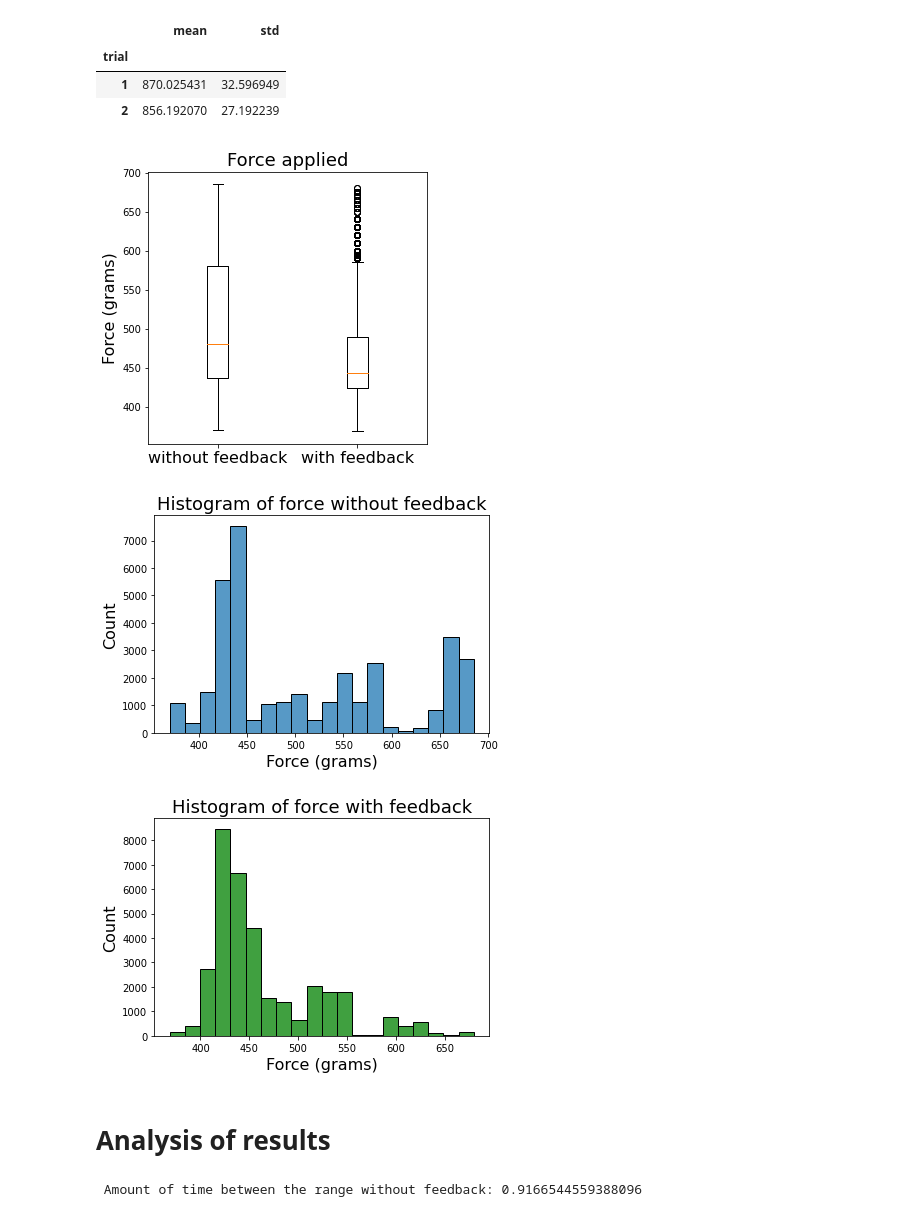
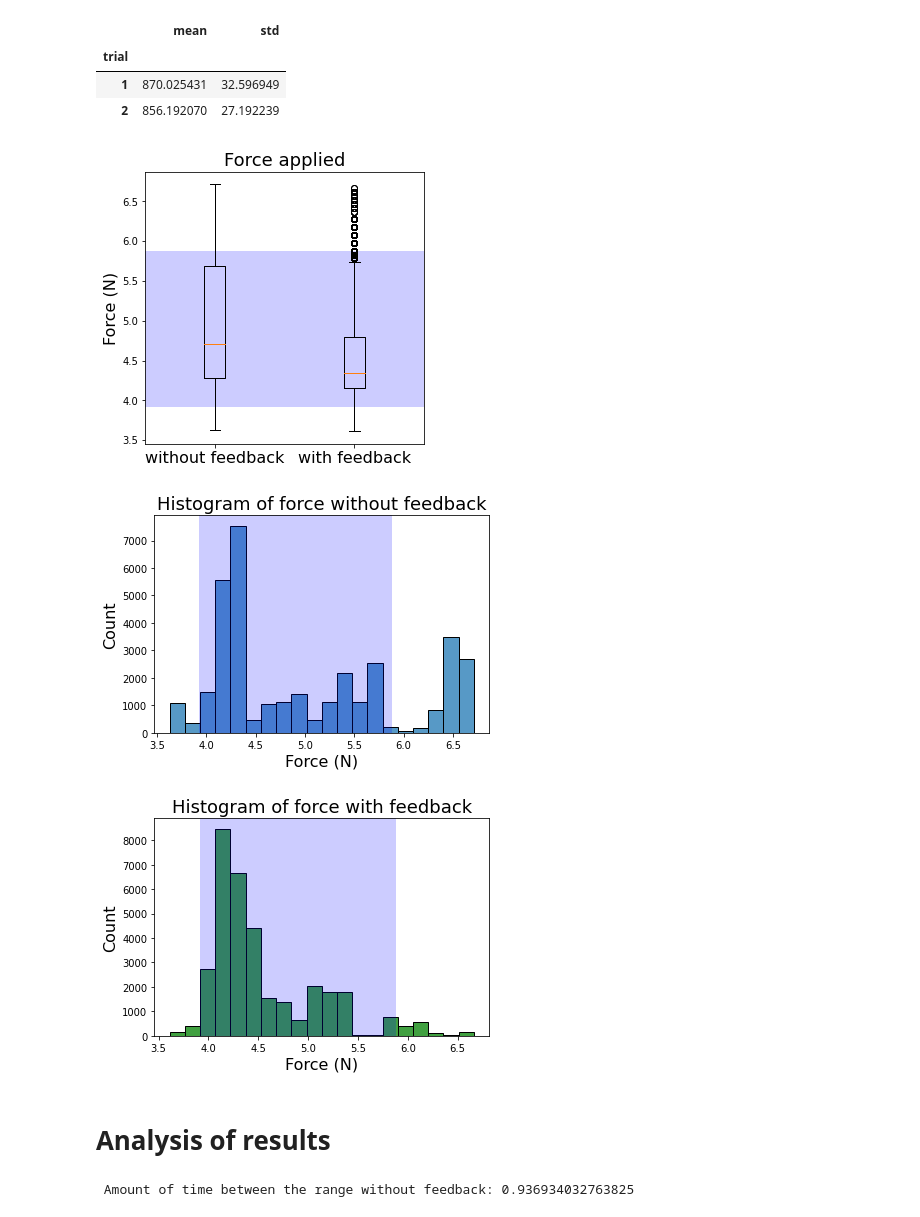
Before and after one commit to Jenirethvanessa/robotic_end-effector, a Jupyter notebook: Task2_experimental_results.ipynb, the cells around one changed output. Cells and saved outputs as stored; diff of their text form; code cells hidden in the pictures.

Commit message:
force from grams to newtons

```diff
--- a/Task2_experimental_results.ipynb
+++ b/Task2_experimental_results.ipynb
@@ -13,6 +13,7 @@ def get_force (yvalues):
     x = weights
     y = normalized_value
     xinterp = np.interp(yvalues, y, x)
+    xinterp = (xinterp/1000)*9.8
 
     return xinterp
 # %%
@@ -119,44 +120,47 @@ data2["force"] = get_force(data2["force"])
 # %%
 #Box plot
 without_feedback = data2.loc[data2["trial"] == 1, "force"]
 with_feedback = data2.loc[data2["trial"] == 2, "force"]
 
 plt.figure(figsize=(5, 5))
 plt.boxplot([without_feedback, with_feedback], labels=['without feedback', 'with feedback'])
 
 plt.title('Force applied', fontsize="18")
-plt.ylabel('Force (grams)', fontsize="16")
+plt.ylabel('Force (N)', fontsize="16")
 plt.xticks(fontsize=16)
+plt.axhspan(3.92, 5.88, facecolor='blue', alpha=0.2)
 plt.show()
 # %% [output]
-[figure, old version]
+[figure, new version]
 # %%
 #Histogram without feedback
 sns.histplot(without_feedback, bins=20)
 plt.title('Histogram of force without feedback', fontsize="18")
-plt.xlabel('Force (grams)', fontsize="16")
+plt.xlabel('Force (N)', fontsize="16")
 plt.ylabel('Count', fontsize="16")
+plt.axvspan(3.92, 5.88, facecolor='blue', alpha=0.2)
 plt.show()
 # %% [output]
-[figure, old version]
+[figure, new version]
 # %%
 #Histogram with feedback
 sns.histplot(with_feedback, bins=20, color='green')
 plt.title('Histogram of force with feedback', fontsize="18")
-plt.xlabel('Force (grams)', fontsize="16")
+plt.xlabel('Force (N)', fontsize="16")
 plt.ylabel('Count', fontsize="16")
+plt.axvspan(3.92, 5.88, facecolor='blue', alpha=0.2)
 plt.show()
 # %% [output]
-[figure, old version]
+[figure, new version]
 # %% [markdown]
 # Analysis of results
 # %%
 lw = len(with_feedback)
-lw_in = ((with_feedback > 400) & (with_feedback < 600)).sum()
+lw_in = ((with_feedback > 3.92) & (with_feedback < 5.88)).sum()
 force_range_with = lw_in/lw
 
 print(f" Amount of time between the range without feedback: {force_range_with}")
 # %% [output]
- Amount of time between the range without feedback: 0.9166544559388096
+ Amount of time between the range without feedback: 0.936934032763825
 # %%
 lwo = len(without_feedback)
```
Also changed, not shown: parts of 2 cells of this notebook, 4 other files.
